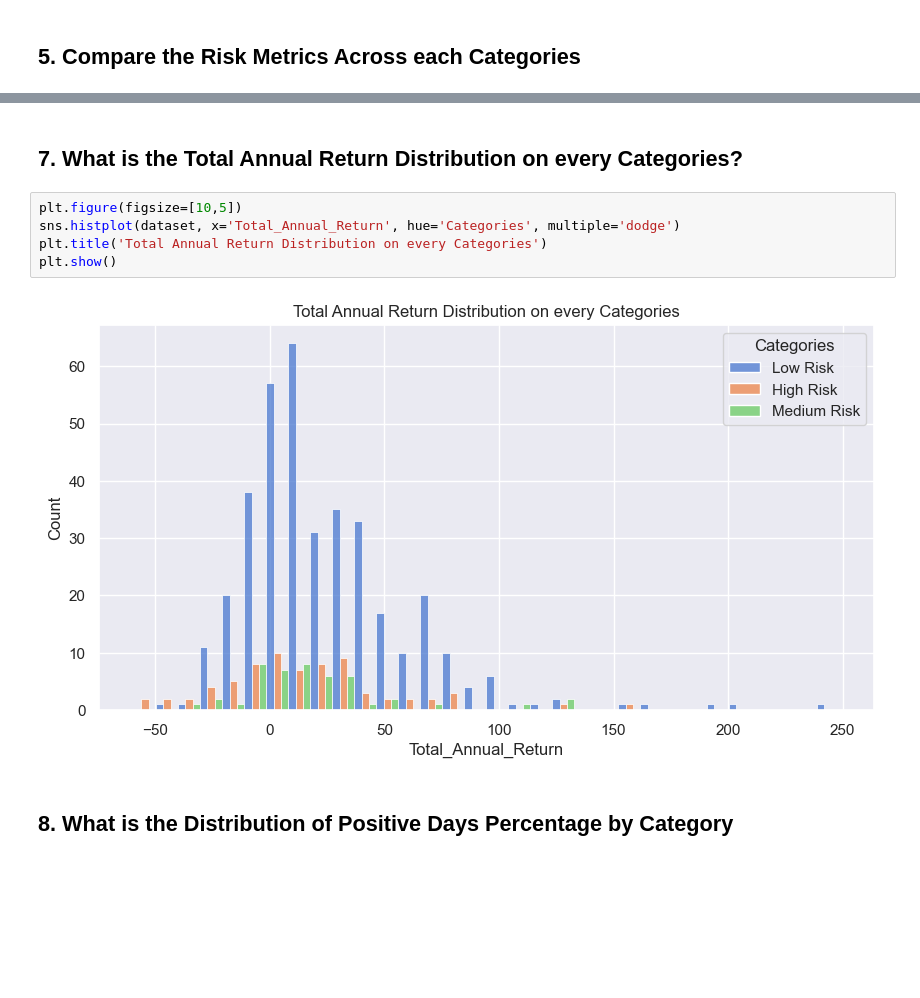
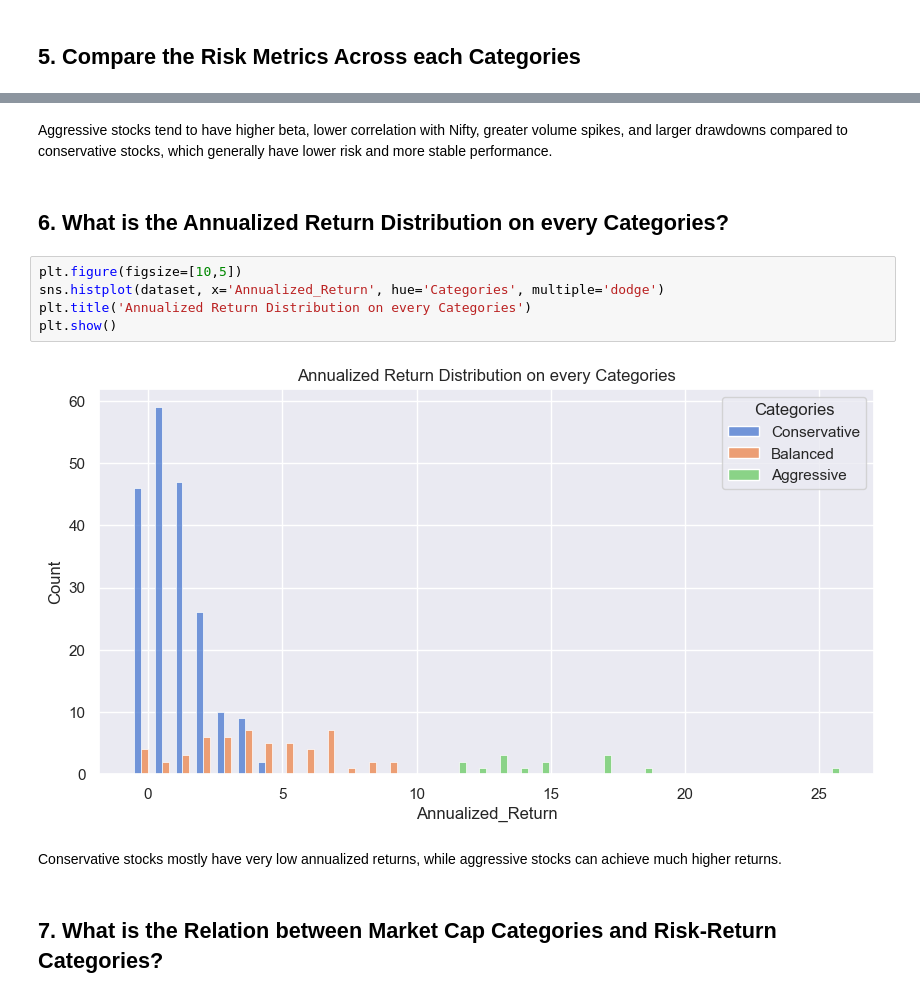
Before and after one commit to Sulo-proj/AI, a Jupyter notebook: ML and DS Capstone/4. Feature Selection/3.eda_with_target.ipynb, the cells around one changed output, grey strips where cells are left out. Saved outputs shown, nothing was run; the diff lists cells and outputs as text; blank space fills up the shorter version.

```diff
--- a/ML and DS Capstone/4. Feature Selection/3.eda_with_target.ipynb
+++ b/ML and DS Capstone/4. Feature Selection/3.eda_with_target.ipynb
@@ -90,11 +97,15 @@ plt.show()
+# %% [markdown]
+Aggressive stocks tend to have higher beta, lower correlation with Nifty, greater volume spikes, and larger drawdowns compared to conservative stocks, which generally have lower risk and more stable performance.
 # %% [markdown]
-## 7. What is the Total Annual Return Distribution on every Categories?
+## 6. What is the Annualized Return Distribution on every Categories?
 # %%
 plt.figure(figsize=[10,5])
-sns.histplot(dataset, x='Total_Annual_Return', hue='Categories', multiple='dodge')
-plt.title('Total Annual Return Distribution on every Categories')
+sns.histplot(dataset, x='Annualized_Return', hue='Categories', multiple='dodge')
+plt.title('Annualized Return Distribution on every Categories')
 plt.show()
 # %% [output]
-[figure, old version]
+[figure, new version]
+# %% [markdown]
+Conservative stocks mostly have very low annualized returns, while aggressive stocks can achieve much higher returns.
 # %% [markdown]
-## 8. What is the Distribution of Positive Days Percentage by Category
+## 7. What is the Relation between Market Cap Categories and Risk-Return Categories?
```
Also changed, not shown: parts of 27 cells of this notebook, 2 other files.
